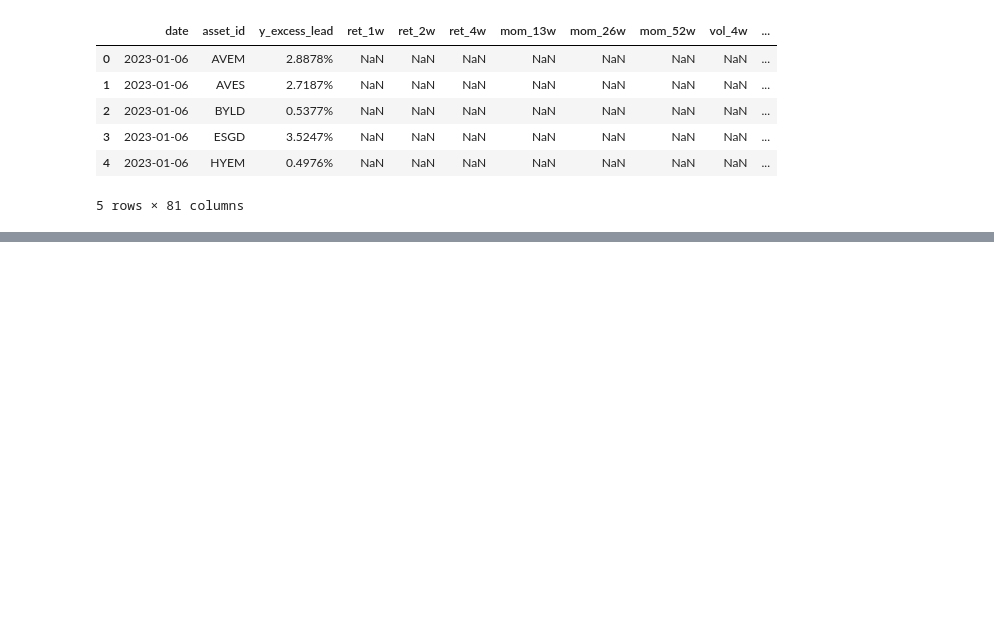
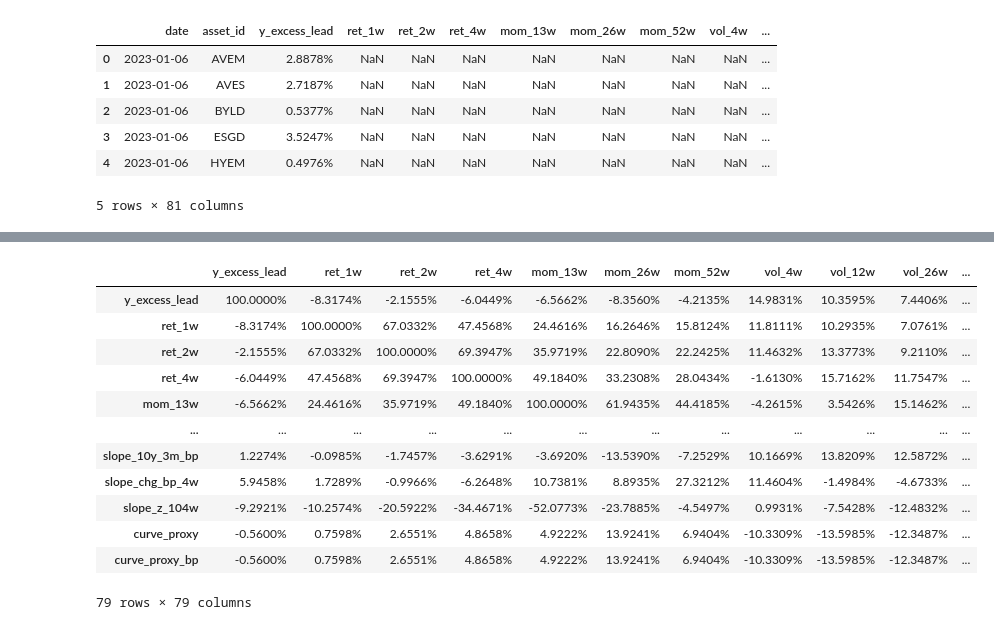
Before and after one commit to ethantenison/BayesFolio, a Jupyter notebook: marketmaven/notebooks/finding_additional_parameters.ipynb, the cells around one changed output, grey strips where cells are left out. Drawn from its saved outputs; the diff is of its cells as text; code cells hidden in the pictures; blank space fills up the shorter version.

```diff
--- a/marketmaven/notebooks/finding_additional_parameters.ipynb
+++ b/marketmaven/notebooks/finding_additional_parameters.ipynb
@@ -1013,0 +986,9 @@ Next steps:
+# %%
+# adding in fundamentals
+
+
+# Map the dictionaries to create new columns
+dataset['asset_class'] = dataset['asset_id'].map(fundamentals['asset_class'])
+dataset['region'] = dataset['asset_id'].map(fundamentals['region'])
+
+dataset.head()
@@ -1013,0 +1158,18 @@ Next steps:
+# %%
+# Step 1: Compute the correlation matrix
+correlation_matrix = dataset.select_dtypes("number").corr()
+correlation_matrix
+# %% [output]
+|  | y_excess_lead | ret_1w | ret_2w | ret_4w | mom_13w | mom_26w | mom_52w | vol_4w | vol_12w | vol_26w | ... |
+| y_excess_lead | 100.0000% | -8.3174% | -2.1555% | -6.0449% | -6.5662% | -8.3560% | -4.2135% | 14.9831% | 10.3595% | 7.4406% | ... |
+| ret_1w | -8.3174% | 100.0000% | 67.0332% | 47.4568% | 24.4616% | 16.2646% | 15.8124% | 11.8111% | 10.2935% | 7.0761% | ... |
+| ret_2w | -2.1555% | 67.0332% | 100.0000% | 69.3947% | 35.9719% | 22.8090% | 22.2425% | 11.4632% | 13.3773% | 9.2110% | ... |
+| ret_4w | -6.0449% | 47.4568% | 69.3947% | 100.0000% | 49.1840% | 33.2308% | 28.0434% | -1.6130% | 15.7162% | 11.7547% | ... |
+| mom_13w | -6.5662% | 24.4616% | 35.9719% | 49.1840% | 100.0000% | 61.9435% | 44.4185% | -4.2615% | 3.5426% | 15.1462% | ... |
+| ... | ... | ... | ... | ... | ... | ... | ... | ... | ... | ... | ... |
+| slope_10y_3m_bp | 1.2274% | -0.0985% | -1.7457% | -3.6291% | -3.6920% | -13.5390% | -7.2529% | 10.1669% | 13.8209% | 12.5872% | ... |
+| slope_chg_bp_4w | 5.9458% | 1.7289% | -0.9966% | -6.2648% | 10.7381% | 8.8935% | 27.3212% | 11.4604% | -1.4984% | -4.6733% | ... |
+| slope_z_104w | -9.2921% | -10.2574% | -20.5922% | -34.4671% | -52.0773% | -23.7885% | -4.5497% | 0.9931% | -7.5428% | -12.4832% | ... |
+| curve_proxy | -0.5600% | 0.7598% | 2.6551% | 4.8658% | 4.9222% | 13.9241% | 6.9404% | -10.3309% | -13.5985% | -12.3487% | ... |
+| curve_proxy_bp | -0.5600% | 0.7598% | 2.6551% | 4.8658% | 4.9222% | 13.9241% | 6.9404% | -10.3309% | -13.5985% | -12.3487% | ... |
+79 rows × 79 columns
```
Also changed, not shown: parts of 22 cells of this notebook.
